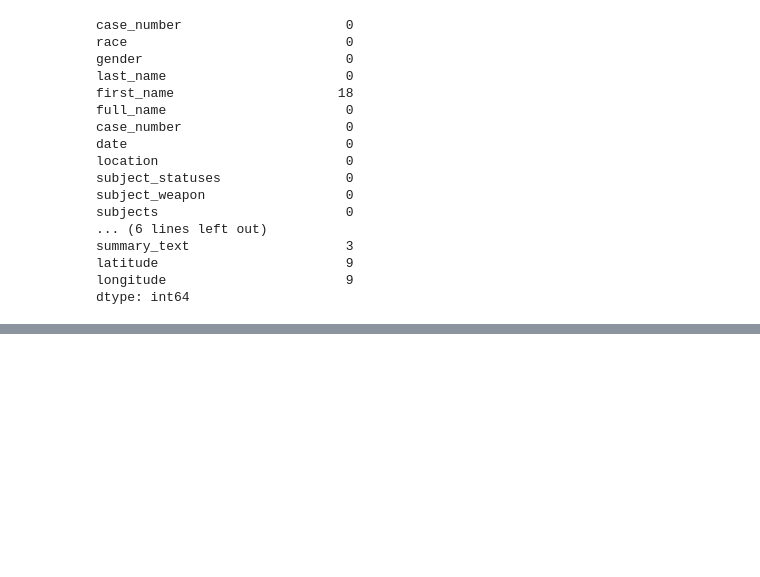
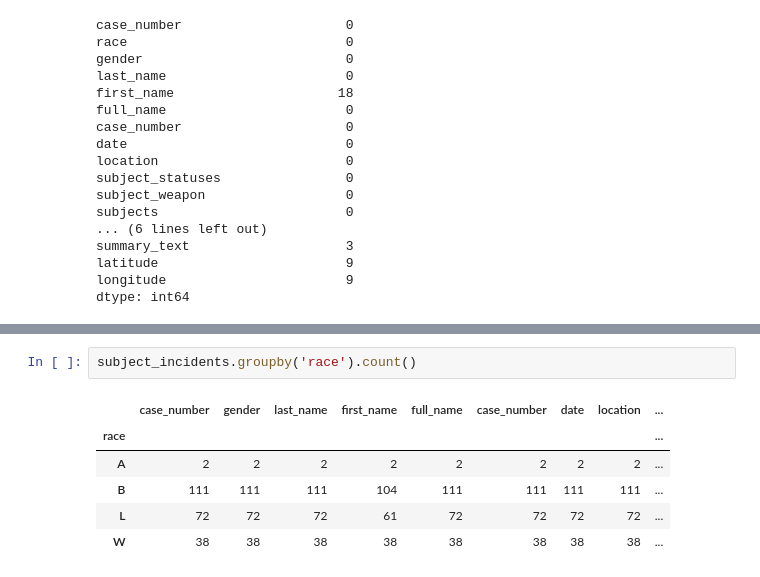
Before and after one commit to Harshhhh1701/Learning--Data-Science, a Jupyter notebook: py5.ipynb, the cells around one changed output, grey strips where cells are left out. Drawn from its saved outputs; the diff is of its cells as text; blank space fills up the shorter version.

```diff
--- a/py5.ipynb
+++ b/py5.ipynb
@@ -51,0 +64,9 @@ dtype: int64
+# %%
+subject_incidents.groupby('race').count()
+# %% [output]
+|  | case_number | gender | last_name | first_name | full_name | case_number | date | location | ... |
+| race |  |  |  |  |  |  |  |  | ... |
+| A | 2 | 2 | 2 | 2 | 2 | 2 | 2 | 2 | ... |
+| B | 111 | 111 | 111 | 104 | 111 | 111 | 111 | 111 | ... |
+| L | 72 | 72 | 72 | 61 | 72 | 72 | 72 | 72 | ... |
+| W | 38 | 38 | 38 | 38 | 38 | 38 | 38 | 38 | ... |
```
Also changed, not shown: parts of 10 cells of this notebook.
